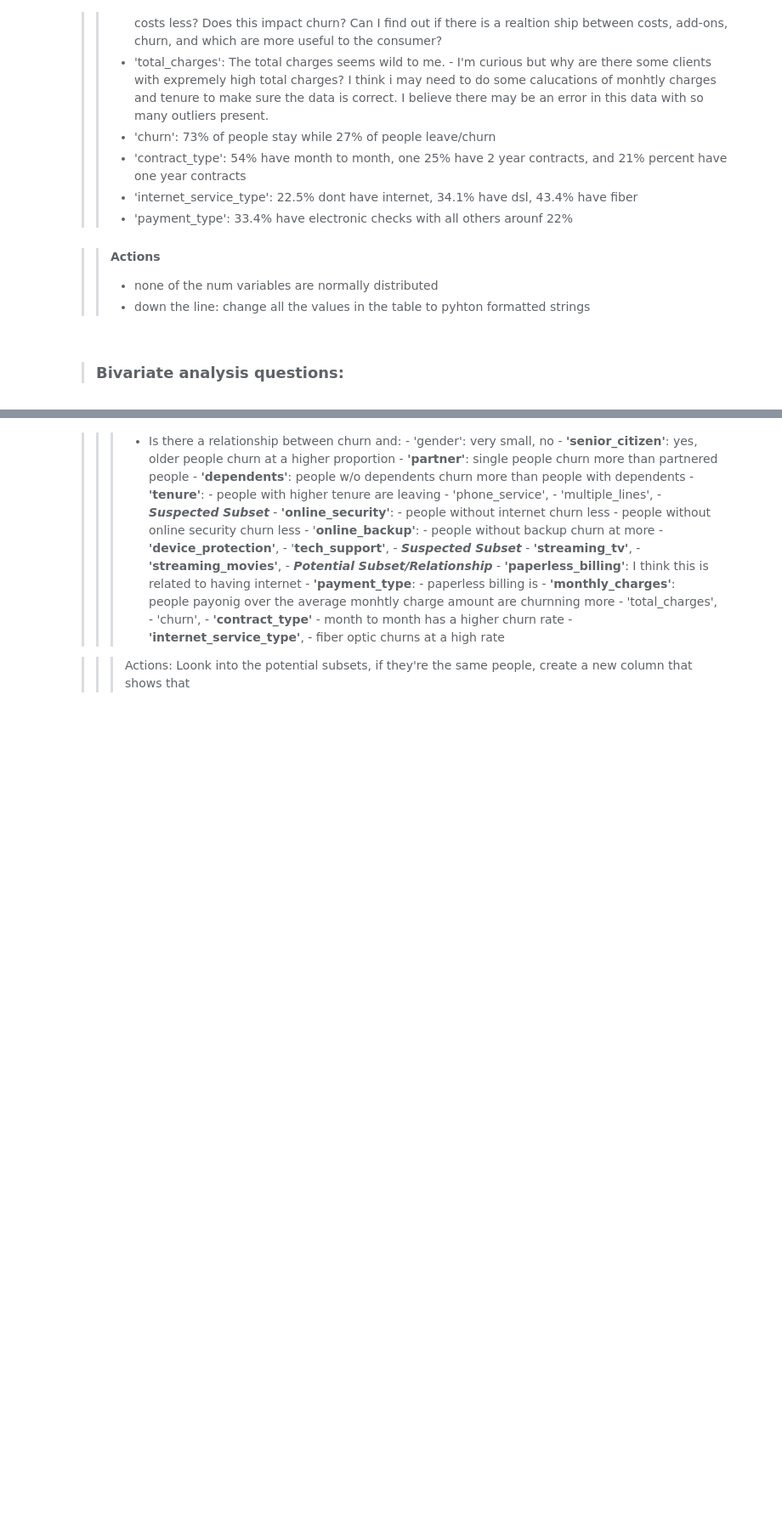
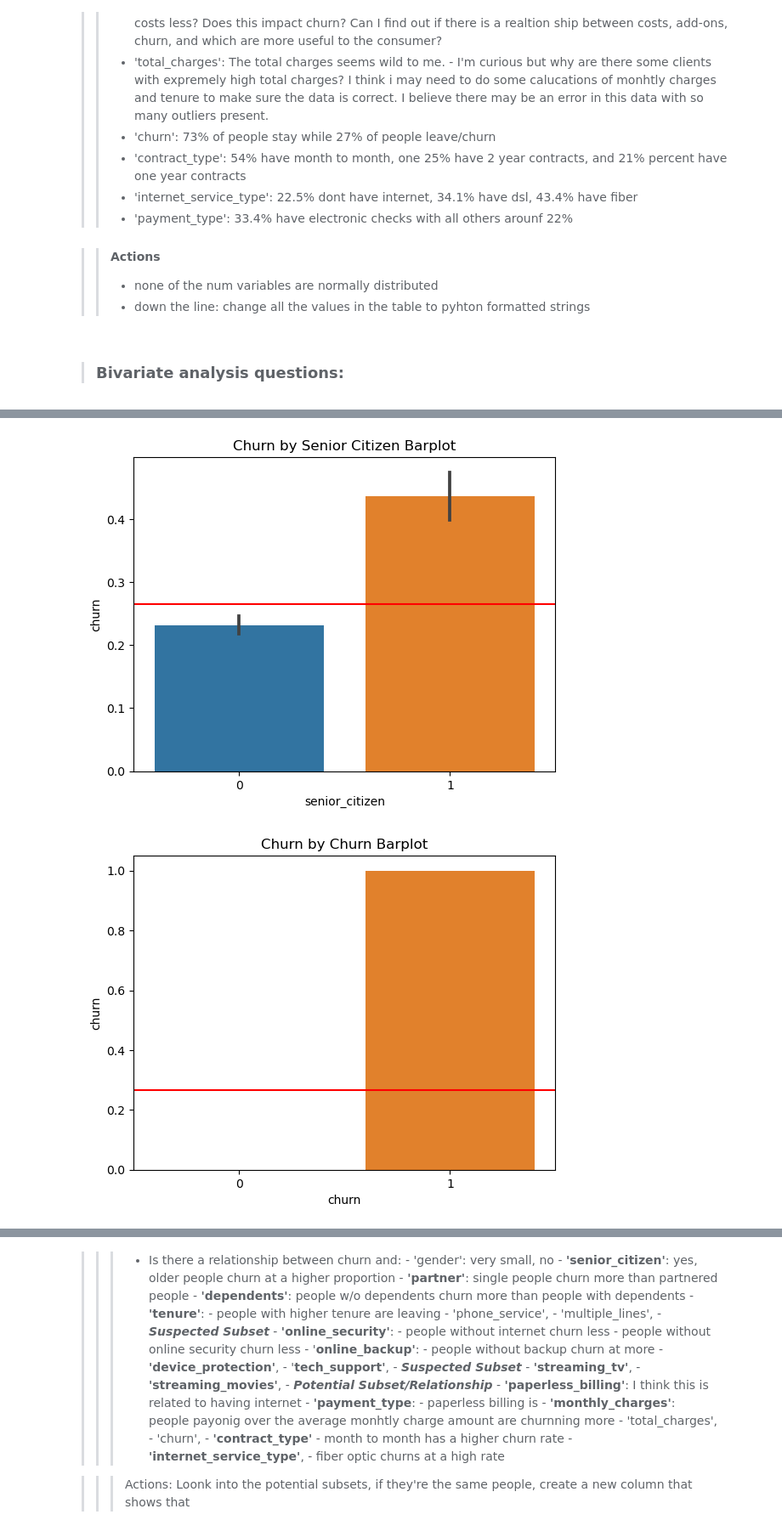
Before and after one commit to aaron-mv-moore/classification-telco-project, a Jupyter notebook: Plan.ipynb, the cells around one changed output, grey strips where cells are left out. Shown at 85% size. Cells and saved outputs as stored; diff of their text form; code cells hidden in the pictures; blank space fills up the shorter version.

```diff
--- a/Plan.ipynb
+++ b/Plan.ipynb
@@ -21,7 +46,7 @@ def get_telco_data():
     '''
     Argument: No arguments required
     Actions:
-        1. Checks for the existence of the telco csv in thw current directory
+        1. Checks for the existence of the telco csv in the current directory
             a. if present:
                 i. reads the csv
             b. if not present:
@@ -206,7 +231,7 @@ object_value_counts
 # %%
 # Getting all the value. counts for the obkect to see if there is are any questionalbe entries in the dataset
 num_value_counts = {}
-for col in df:Aaron Moore
+for col in df:
     if df[col].dtype != 'O':
         num_value_counts[col] = [df[col].value_counts()]
 # %%
@@ -357,5 +405,5 @@ df[num_cols]
 # %%
-def prep_telco(df):
+def prep_telco(df, base_explore=True):
     '''
     Arguments: cleaned telco df
     Actions:
@@ -364,17 +412,25 @@ def prep_telco(df):
         3. Splits data into train validate, and test with straitification on churn
     Return: train, validate, test
     '''
-    # Create list of object type/categorical columns
-    df_objects = [col for col in df if df[col].dtype == 'O' and col != 'churn']
 
-    # Create dummy variables and add them to the df
-    df = pd.concat([df, pd.get_dummies(df[df_objects], drop_first=True)], axis=1)
+    if base_explore == True:
 
-    # Create a list of all non-object variables and including the target churn
-    num_cols = [col for col in df if df[col].dtype != 'O' or col == 'churn']
+        pass
 
-    # creating a df with only the variables needed for exploring and modeling
-#     df = df[num_cols]
+    elif base_explore == False:
+        # Create list of object type/categorical columns
+        df_objects = [col for col in df if df[col].dtype == 'O' and col != 'churn']
+
+        # Create dummy variables and add them to the df
+        df = pd.concat([df, pd.get_dummies(df[df_objects], drop_first=True)], axis=1)
+
+        # Create a list of all non-object variables and including the target churn
+        num_cols = [col for col in df if df[col].dtype != 'O' or col == 'churn']
+
+        # creating a df with only the variables needed for exploring and modeling
+        df = df[num_cols]
+
+
 
     # editing the churn series to reflect 1,0 for yes and no
     df.churn.replace(['Yes', 'No'], [1, 0], inplace=True)
@@ -613,0 +664,16 @@ bivariate_stats(train)
+# %%
+import string
+explore_col, cat_col, num_col = determine_variable_type(train)
+target = 'churn'
+for col in cat_col:
+    if 'yes' not in col and 'no' not in col and 'type_' not in col:
+        sns.barplot(data=train,
+                        x=col,
+                        y=target)
+        plt.axhline(train[target].mean(), c='r')
+        col = string.capwords(col.replace('_', ' '))
+        plt.title(f'{target.capitalize()} by {col} Barplot')
+        plt.show()
+# %% [output]
+[figure, added]
+[figure, added]
```
Also changed, not shown: parts of 46 cells of this notebook, 5 other files.
